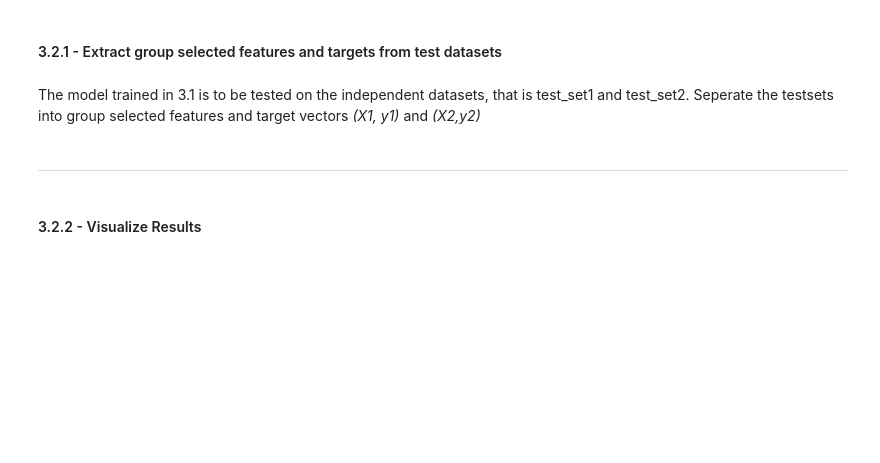
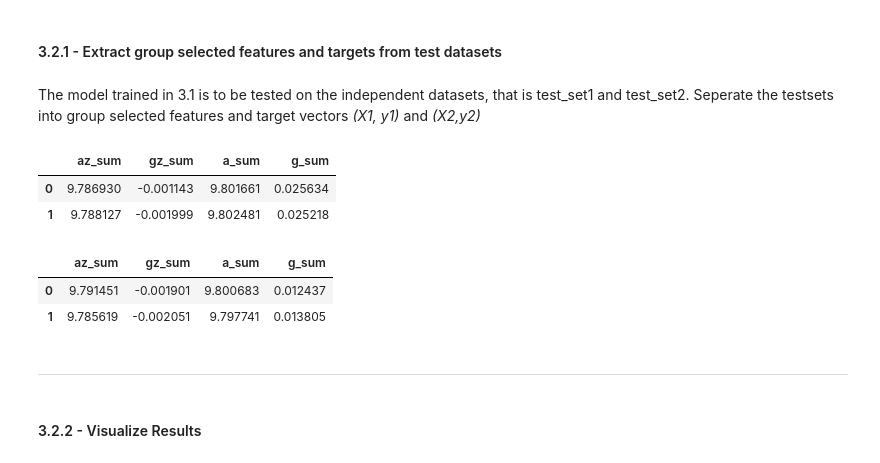
Before and after one commit to AnthonyKelly8/engg680_2024_fall, a Jupyter notebook: Lab_Assignment4/Assignment 4.ipynb, the cells around one changed output. Cells and saved outputs as stored; diff of their text form; code cells hidden in the pictures; blank space fills up the shorter version.

```diff
--- a/Lab_Assignment4/Assignment 4.ipynb
+++ b/Lab_Assignment4/Assignment 4.ipynb
@@ -705,14 +752,24 @@ The model trained in 3.1 is to be tested on the independent datasets, that is te
 Seperate the testsets into group selected features and target vectors *(X1, y1)* and *(X2,y2)*
 # %%
 # TODO - Load the target vector from test_set1 into y1, and the group selected features from test_set1 into X1
-# y1 =
-# X1 =
+
+y1 = test_set1['motion_state']
+X1 = test_set1[['az_sum', 'gz_sum', 'a_sum', 'g_sum']]
 X1.head(2)
+# %% [output]
+|  | az_sum | gz_sum | a_sum | g_sum |
+| 0 | 9.786930 | -0.001143 | 9.801661 | 0.025634 |
+| 1 | 9.788127 | -0.001999 | 9.802481 | 0.025218 |
 # %%
 # TODO - Load the target vector from test_set2 into y2, and the group selected features from test_set2 into X2
-# y2 =
-# X2 =
+
+y2 = test_set2['motion_state']
+X2 = test_set2[['az_sum', 'gz_sum', 'a_sum', 'g_sum']]
 X2.head(2)
+# %% [output]
+|  | az_sum | gz_sum | a_sum | g_sum |
+| 0 | 9.791451 | -0.001901 | 9.800683 | 0.012437 |
+| 1 | 9.785619 | -0.002051 | 9.797741 | 0.013805 |
 # %% [markdown]
 ___
 # %% [markdown]
```
Also changed, not shown: parts of 33 cells of this notebook.
